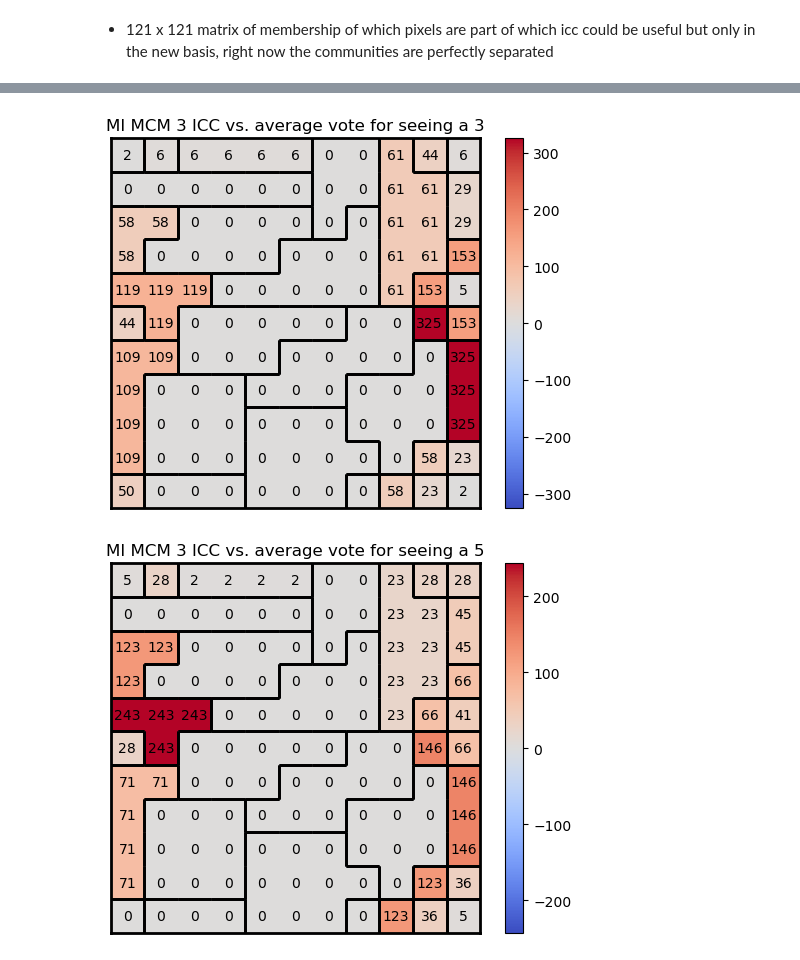
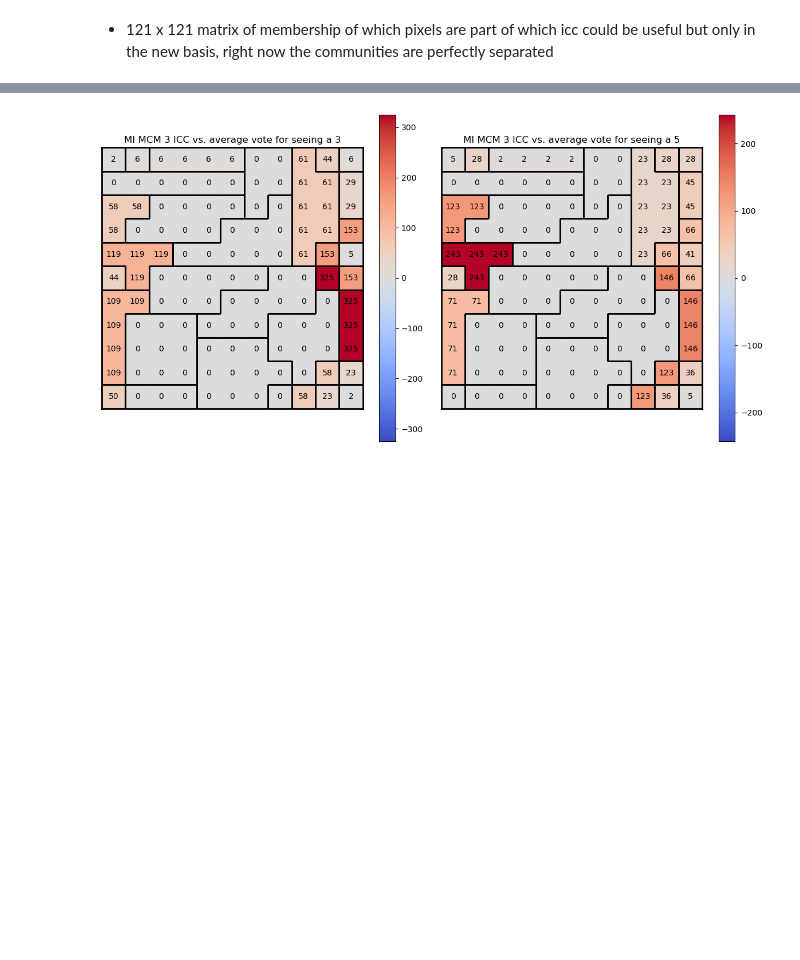
Before and after one commit to PaulHosek/MCM_classifier, a Jupyter notebook: Classifier_1/classifier/bin/reworking_clf.ipynb, the cells around one changed output, grey strips where cells are left out. Cells and saved outputs as stored; diff of their text form; code cells hidden in the pictures; blank space fills up the shorter version.

Commit message:
partition_map function properly integrated and tested

```diff
--- a/Classifier_1/classifier/bin/reworking_clf.ipynb
+++ b/Classifier_1/classifier/bin/reworking_clf.ipynb
@@ -27,7 +27,7 @@ test_labels = load_labels("../INPUT/data/test-labels-uniform.txt").astype(int)
 classifier = MCM_Classifier(n_categories, n_variables, mcm_filename_format, data_filename_format, data_path, communities_path)
 
 # Step 2: Train
-classifier.fit(greedy=True, max_iter=1000000, max_no_improvement=100000)
+classifier.fit(greedy=True, maxs[idx]s[idx]s[idx]_iter=1000000, max_no_improvement=100000)
 
 
 # Step 3: Evaluate
@@ -165,36 +147,24 @@ array([0.00626413, 0.04495502, 0.        , 0.15307876, 0.        ,
 # %%
 #  mutual information between MI(icc_vote, average_vote)
 # NOTE: final MCM probability is product not sum so maybe average vote is not fair
 # given a 3, calculate the MI(icc_vote, vs average vote)
 
-for cls in [3,5]:
+selected = [3, 5]
+nr_comms = np.max(comms)+1
+
+fig, axs = plt.subplots(1, 2, figsize=(12, 6))
+for idx, cls in enumerate(selected):
     P_m3_c3 = all_P_icc[:,:,cls]
-    nr_comms = np.max(comms)+1
+
+    # Average vs. Individual predicted label
     out = np.zeros(nr_comms)
     for i in range(nr_comms):
         out[i]=normalized_mutual_info_score(np.where(P_m3_c3.mean(axis=0)>=0.5,1,0),np.where(P_m3_c3[i,:]>=0.5,1,0))
-    out
+    mi_matrix = (out[comms]*1000).astype(int)
 
-    mi_matrix = (out[comms]*1000).astype(int)
-    absmax = np.abs(mi_matrix.flat[np.abs(mi_matrix).argmax()])
-    plt.figure()
-    plt.title(f"MI MCM 3 ICC vs. average vote for seeing a {cls}")
-    myplot.draw_all_borders(borders)
-    # r = (np.mean(bias)+np.std(bias))
-    # drawing_cond = lambda x: np.abs(x) > r
-    drawing_cond = lambda x: True
-    myplot.draw_all_values(mi_matrix,color="black",cond=drawing_cond) # bias OR comms
-    # white_map = myplot.create_white_cmap()
-    im = plt.imshow(mi_matrix, cmap="coolwarm", vmin=-absmax,vmax=absmax)  # Set the color limits
-    colorbar = plt.colorbar(im)
-
-    plt.xticks([])
-    plt.yticks([])
-    plt.setp(plt.gca().spines.values(), linewidth=2)
-
-    plt.show()
-
-# NEXT: MI of ICC vote vs correct vote
+    axs[idx].set_title(f"MI MCM 3 ICC vs. average vote for seeing a {cls}")
+    myplot.partition_map(axs[idx],mi_matrix,mi_matrix,borders)
+plt.tight_layout()
+plt.show()
 # %% [output]
-[figure, old version]
+[figure, new version]
-[figure, removed]
```
Also changed, not shown: parts of 7 cells of this notebook, 1 other file.
